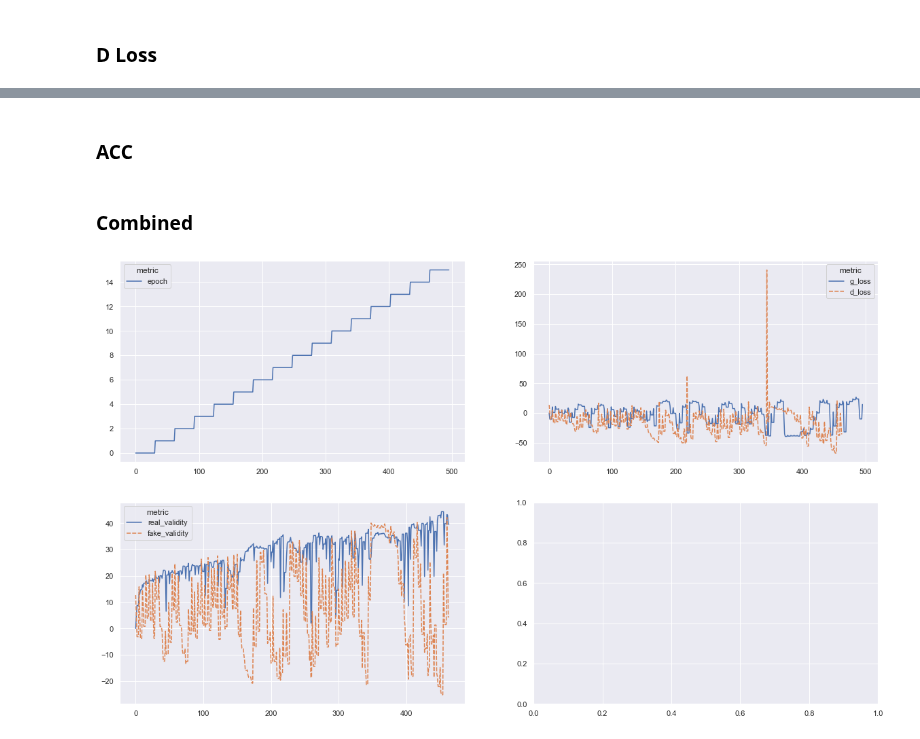
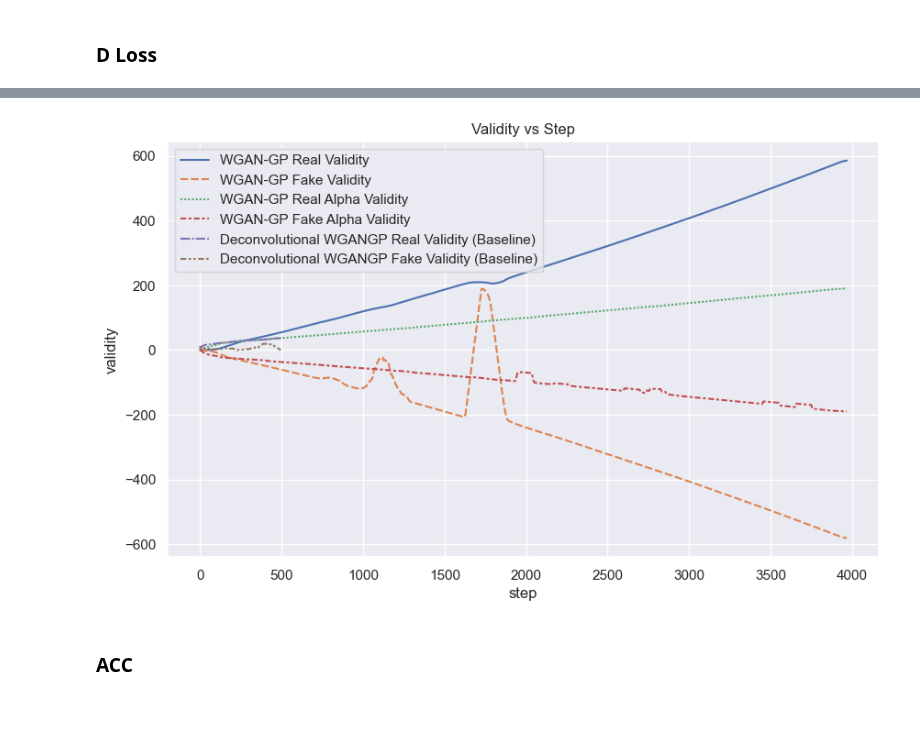
Before and after one commit to chaosarium/3D-GANCA, a Jupyter notebook: GANCA visualization.ipynb, the cells around one changed output, grey strips where cells are left out. Drawn from its saved outputs; the diff is of its cells as text; code cells hidden in the pictures; blank space fills up the shorter version.

```diff
--- a/GANCA visualization.ipynb
+++ b/GANCA visualization.ipynb
@@ -335,15 +385,22 @@ Index(['d_loss', 'epoch', 'fake_validity', 'g_loss', 'real_validity'], dtype='ob
+# %%
+validity_df = pd.DataFrame(data={
+    'WGAN-GP Real Validity': rolling_log_dfs[2]['real_validity'],
+    'WGAN-GP Fake Validity': rolling_log_dfs[2]['fake_validity'],
+    'WGAN-GP Real Validity': rolling_log_dfs[3]['real_validity'],
+    'WGAN-GP Fake Validity': rolling_log_dfs[3]['fake_validity'],
+    'WGAN-GP Real Alpha Validity': rolling_log_dfs[3]['real_alpha_validity'],
+    'WGAN-GP Fake Alpha Validity': rolling_log_dfs[3]['fake_alpha_validity'],
+    'Deconvolutional WGANGP Real Validity (Baseline)': rolling_log_dfs[4]['real_validity'],
+    'Deconvolutional WGANGP Fake Validity (Baseline)': rolling_log_dfs[4]['fake_validity'],
+})
+
+plt.figure(figsize=(10, 6))
+ax = sns.lineplot(data=validity_df)
+ax.set_title('Validity vs Step')
+ax.set_xlabel('step')
+ax.set_ylabel('validity')
+plt.show()
+# %% [output]
+[figure, added]
 # %% [markdown]
 ### ACC
-# %% [markdown]
-### Combined
-# %%
-fig, ((ax1, ax2), (ax3, ax4)) = plt.subplots(2,2, figsize=(20,12))
-
-sns.lineplot(data=log_df[["epoch"]], ax=ax1)
-sns.lineplot(data=log_df[['g_loss', 'd_loss']], ax=ax2)
-sns.lineplot(data=log_df[['real_validity', 'fake_validity']], ax=ax3)
-# sns.lineplot(data=log_df[['d_loss', 'real_loss', 'fake_loss']], ax=ax4)
-
-plt.show()
-# %% [output]
-[figure, removed]
```
Also changed, not shown: parts of 9 cells of this notebook.
